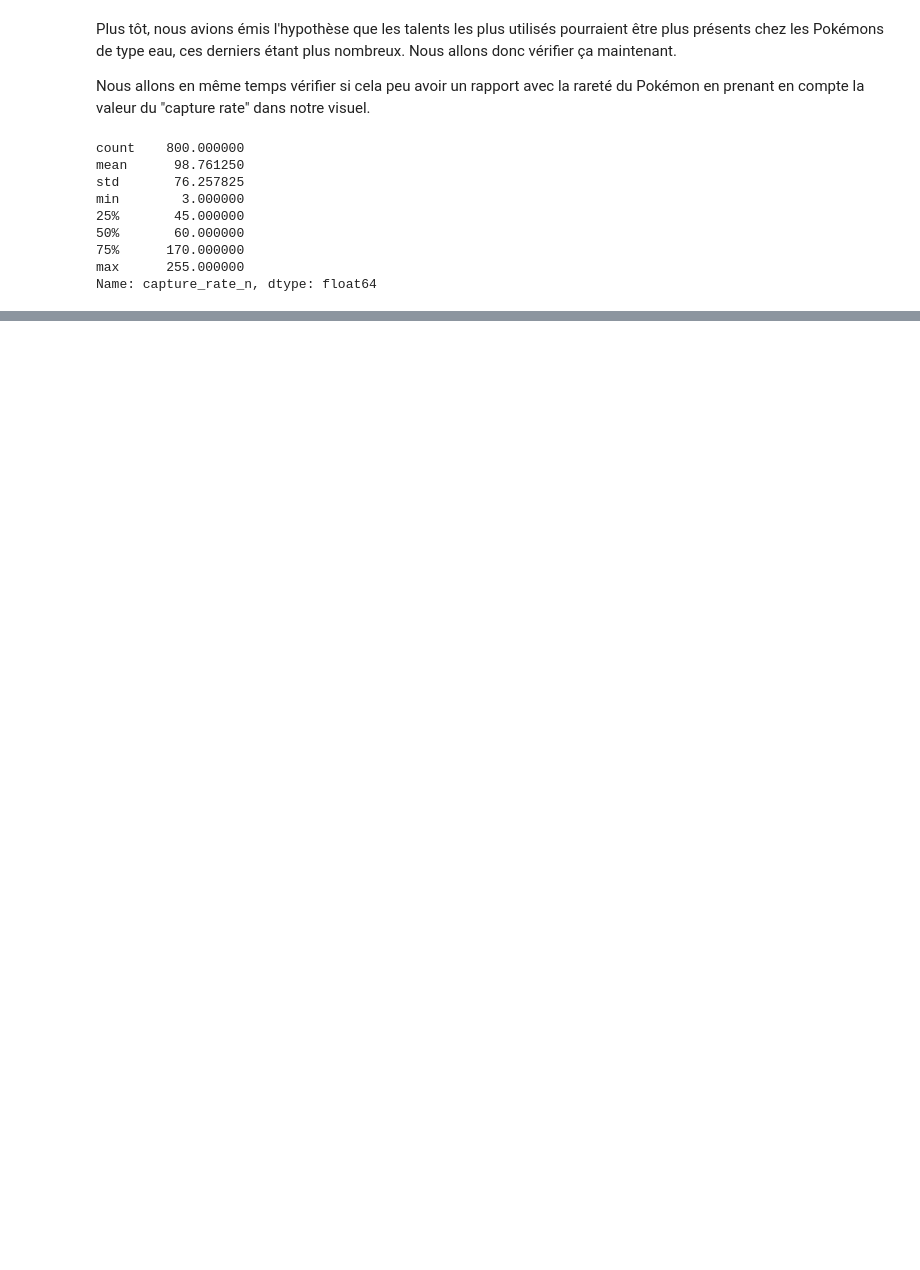
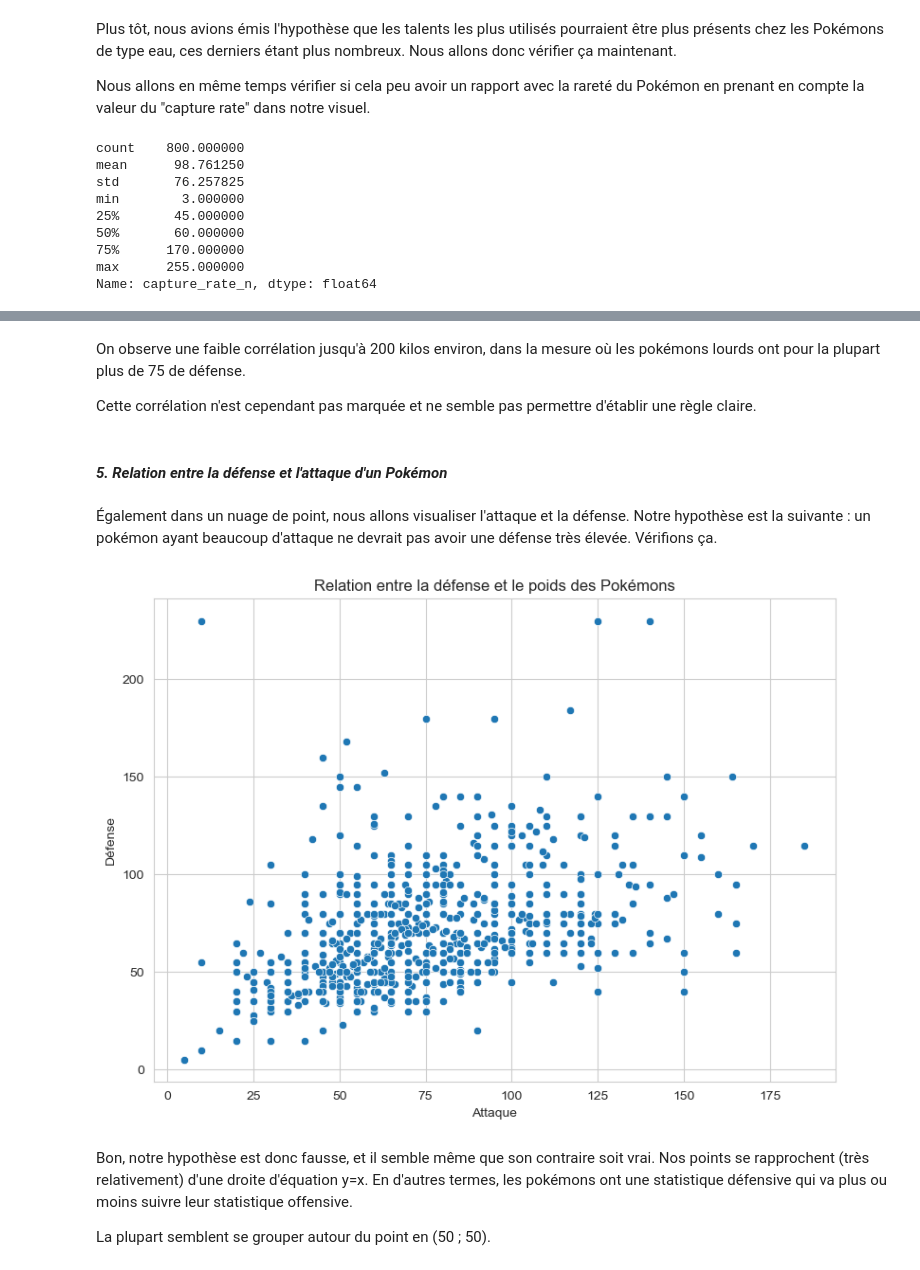
Before and after one commit to Wallblue/pokemons-stats, a Jupyter notebook: pokemon-stats.ipynb, the cells around one changed output, grey strips where cells are left out. Drawn from its saved outputs; the diff is of its cells as text; code cells hidden in the pictures; blank space fills up the shorter version.

```diff
--- a/pokemon-stats.ipynb
+++ b/pokemon-stats.ipynb
@@ -300,0 +331,26 @@ ValueError: cannot insert types, already exists
+# %% [markdown]
+On observe une faible corrélation jusqu'à 200 kilos environ, dans la mesure où les pokémons lourds ont pour la plupart plus de 75 de défense.
+
+Cette corrélation n'est cependant pas marquée et ne semble pas permettre d'établir une règle claire.
+# %% [markdown]
+#### *5. Relation entre la défense et l'attaque d'un Pokémon*
+# %% [markdown]
+Également dans un nuage de point, nous allons visualiser l'attaque et la défense. Notre hypothèse est la suivante : un pokémon ayant beaucoup d'attaque ne devrait pas avoir une défense très élevée. Vérifions ça.
+# %%
+# We drop the legendary Pokémon bc they might deform the result
+df_valid = dataFile[dataFile['is_legendary'] == 0]
+
+plt.figure(figsize=(8, 6))
+sns.scatterplot(data=df_valid, x='attack', y='defense')
+
+plt.title("Relation entre la défense et le poids des Pokémons")
+plt.xlabel("Attaque")
+plt.ylabel("Défense")
+plt.tight_layout()
+plt.show()
+# %% [output]
+[figure, added]
+# %% [markdown]
+Bon, notre hypothèse est donc fausse, et il semble même que son contraire soit vrai. Nos points se rapprochent (très relativement) d'une droite d'équation y=x. En d'autres termes, les pokémons ont une statistique défensive qui va plus ou moins suivre leur statistique offensive.
+
+La plupart semblent se grouper autour du point en (50 ; 50).
```
Also changed, not shown: parts of 17 cells of this notebook.
